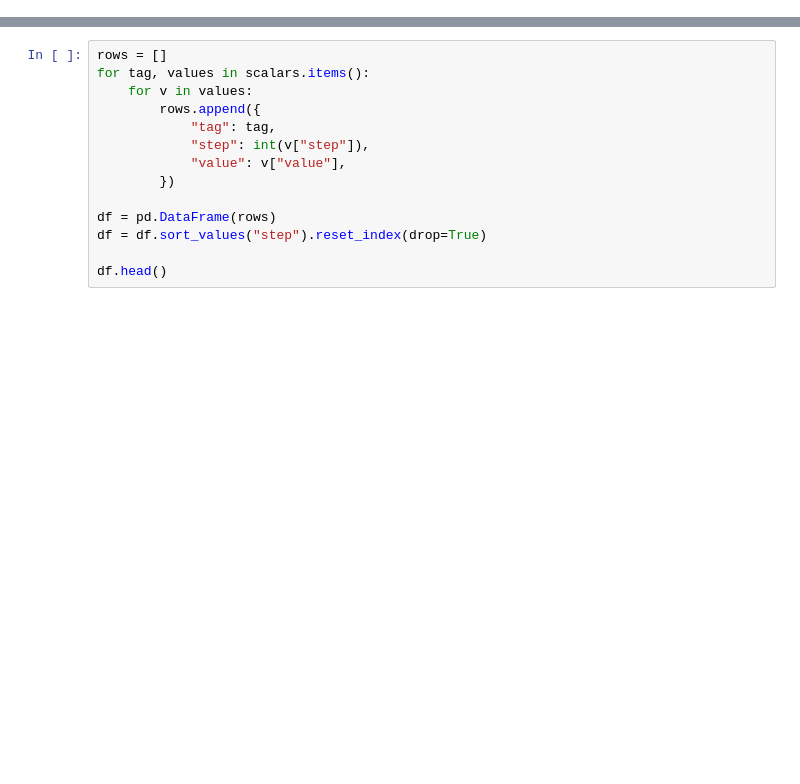
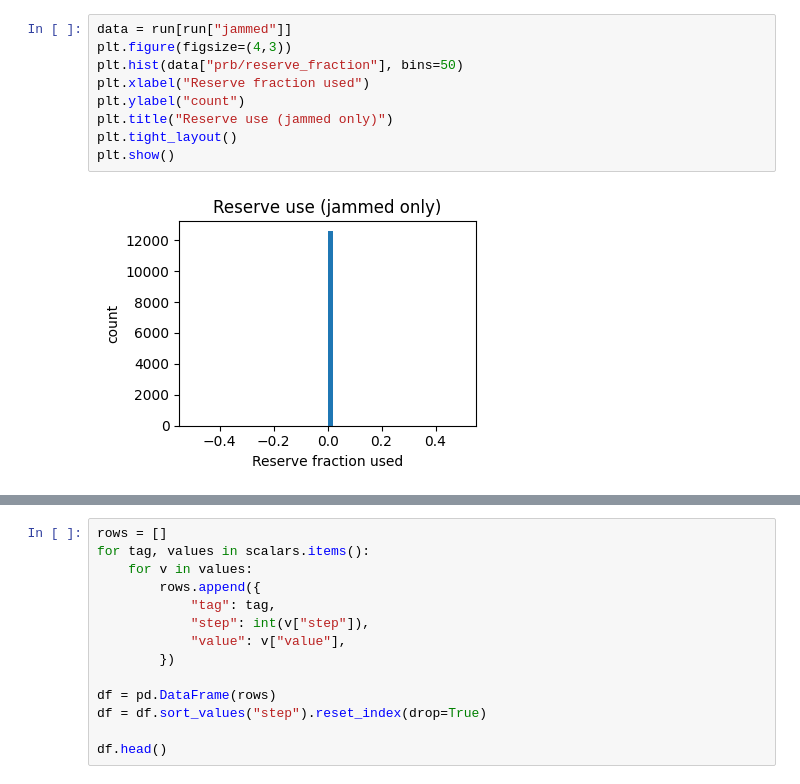
Before and after one commit to ElaheDlv/Resilient_PRB_allocation, a Jupyter notebook: backend/notebooks/validation.ipynb, the cells around one changed output, grey strips where cells are left out. Cells and saved outputs as stored; diff of their text form; blank space fills up the shorter version.

```diff
--- a/backend/notebooks/validation.ipynb
+++ b/backend/notebooks/validation.ipynb
@@ -49,0 +93,11 @@ episode/length
+# %%
+data = run[run["jammed"]]
+plt.figure(figsize=(4,3))
+plt.hist(data["prb/reserve_fraction"], bins=50)
+plt.xlabel("Reserve fraction used")
+plt.ylabel("count")
+plt.title("Reserve use (jammed only)")
+plt.tight_layout()
+plt.show()
+# %% [output]
+[figure, added]
```
Also changed, not shown: parts of 32 cells of this notebook, 2 other files.
